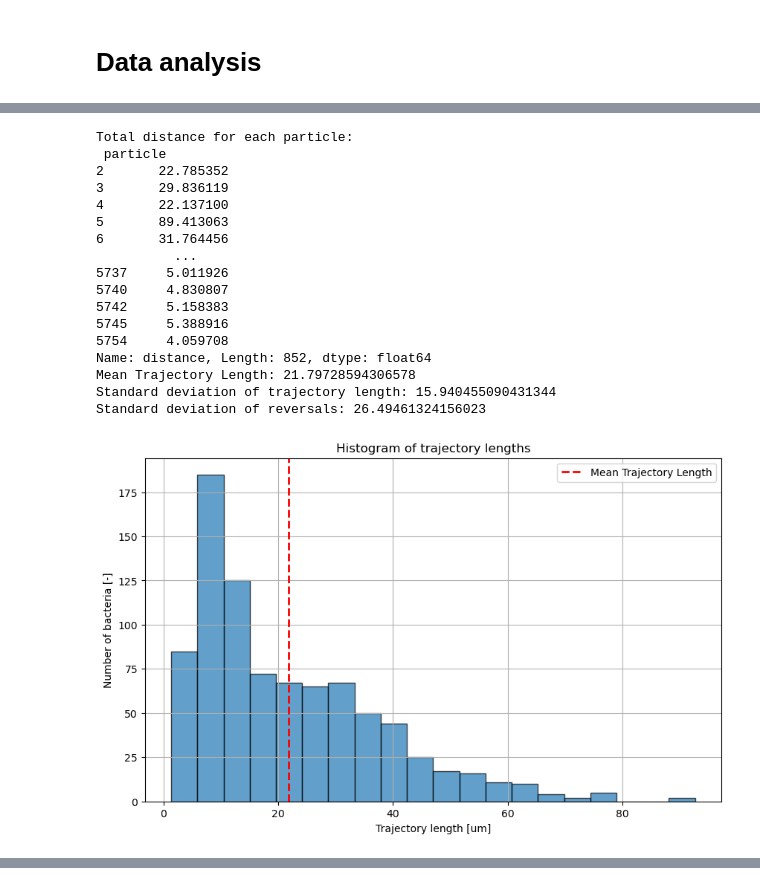
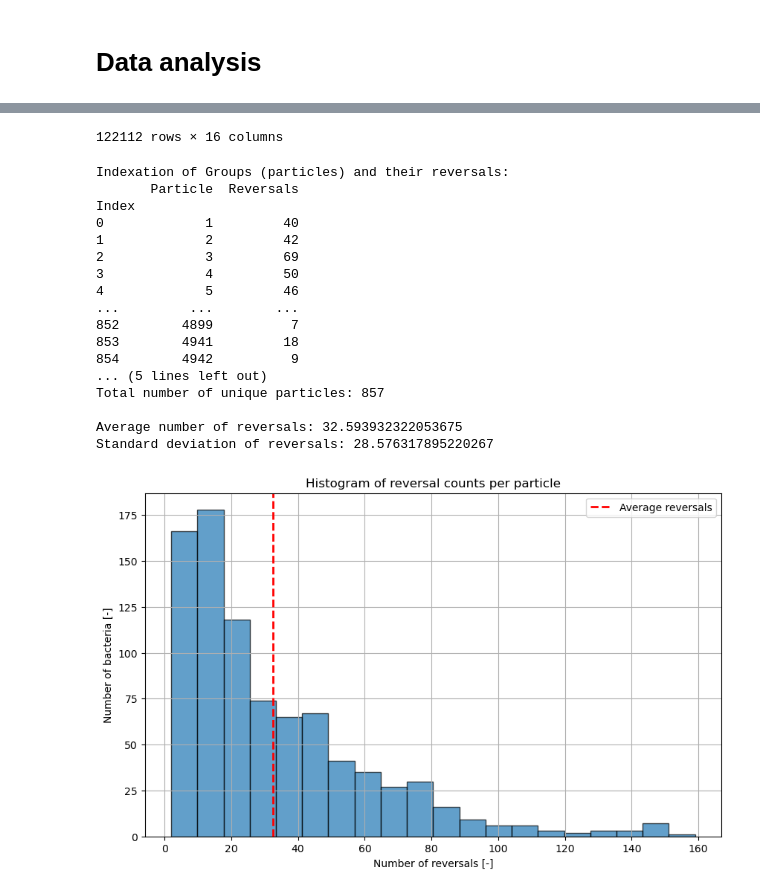
Before and after one commit to mrizaarseven98/bacteria_tracker, a Jupyter notebook: main.ipynb, the cells around one changed output, grey strips where cells are left out. Cells and saved outputs as stored; diff of their text form; code cells hidden in the pictures.

```diff
--- a/main.ipynb
+++ b/main.ipynb
@@ -275,48 +168,6 @@ dtype: float64
-# %%
-#To get mean legths of the trajectories
-
-df = df.sort_values(by=['particle', 'frame'])
-
-df['x_shifted'] = df.groupby('particle')['x [um]'].shift(1)
-df['y_shifted'] = df.groupby('particle')['y [um]'].shift(1)
-df['distance'] = np.sqrt((df['x [um]'] - df['x_shifted'])**2 + (df['y [um]'] - df['y_shifted'])**2)
-
-total_distance_per_particle = df.groupby('particle')['distance'].sum()
-
-mean_trajectory_length = total_distance_per_particle.mean()
-std_trajectory_length = total_distance_per_particle.std()
-
-print(f"Total distance for each particle:\n {total_distance_per_particle}")
-print(f"Mean Trajectory Length: {mean_trajectory_length}")
-print(f"Standard deviation of trajectory length: {std_trajectory_length}")
-
-print(f"Standard deviation of reversals: {std_dev_reversals}")
-
-plt.figure(figsize=(10, 6))
-plt.hist(total_distance_per_particle, bins=20, alpha=0.7, edgecolor='black')
-plt.axvline(mean_trajectory_length, color='red', linestyle='dashed', linewidth=2, label='Mean Trajectory Length')
-plt.title('Histogram of trajectory lengths')
-plt.xlabel('Trajectory length [um]')
-plt.ylabel('Number of bacteria [-]')
-plt.legend()
-plt.grid(True)
-plt.show()
-# %% [output]
-Total distance for each particle:
- particle
-2       22.785352
-3       29.836119
-4       22.137100
-5       89.413063
-6       31.764456
-          ...
-5737     5.011926
-5740     4.830807
-5742     5.158383
-5745     5.388916
-5754     4.059708
-Name: distance, Length: 852, dtype: float64
-Mean Trajectory Length: 21.79728594306578
-Standard deviation of trajectory length: 15.940455090431344
-Standard deviation of reversals: 26.49461324156023
-[figure, removed]
+# %%
+#To quantify reversal
+loaded_params=tb.read_kinematics(file_name)
+display(loaded_params)
+pb.plot_reversals(loaded_params)
+# %% [output]
@@ -322,0 +186,19 @@ Standard deviation of reversals: 26.49461324156023
+122112 rows × 16 columns
+Indexation of Groups (particles) and their reversals:
+       Particle  Reversals
+Index
+0             1         40
+1             2         42
+2             3         69
+3             4         50
+4             5         46
+...         ...        ...
+852        4899          7
+853        4941         18
+854        4942          9
+... (5 lines left out)
+Total number of unique particles: 857
+
+Average number of reversals: 32.593932322053675
+Standard deviation of reversals: 28.576317895220267
+[figure, added]
```
Also changed, not shown: parts of 13 cells of this notebook.
